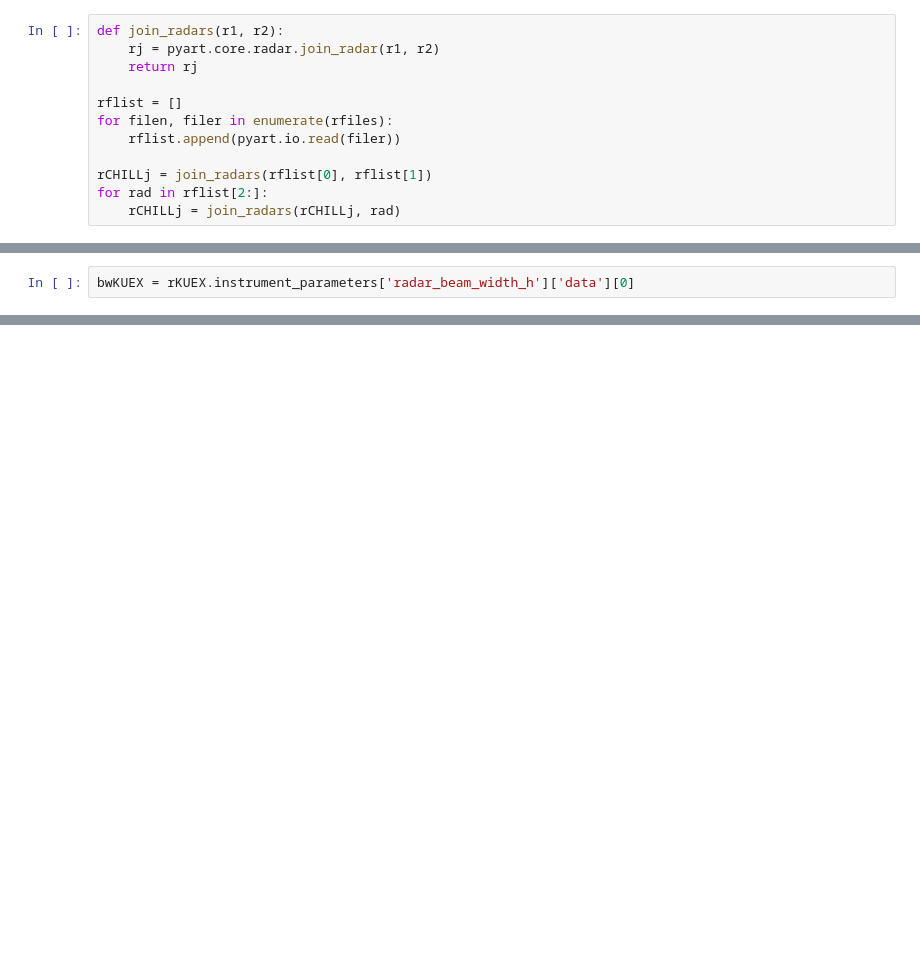
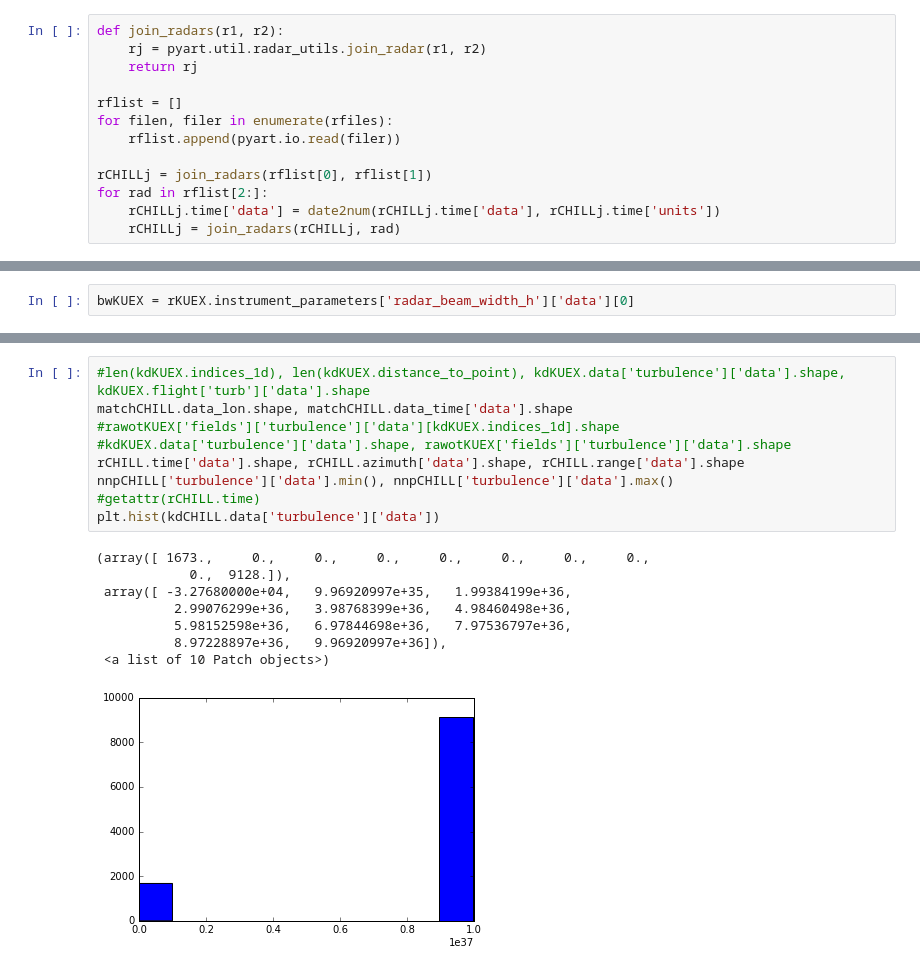
Before and after one commit to nguy/Notebooks, a Jupyter notebook: pytda_along_flight_track.ipynb, the cells around one changed output, grey strips where cells are left out. Drawn from its saved outputs; the diff is of its cells as text; blank space fills up the shorter version.

```diff
--- a/pytda_along_flight_track.ipynb
+++ b/pytda_along_flight_track.ipynb
@@ -22,7 +26,7 @@ rfiles = sorted(glob.glob(os.path.join('/Users/guy/data/t28/tcad1999/', 'CHILL')
 rCHILL = pyart.io.read(fCHILL)
 # %%
 def join_radars(r1, r2):
-    rj = pyart.core.radar.join_radar(r1, r2)
+    rj = pyart.util.radar_utils.join_radar(r1, r2)
     return rj
 
 rflist = []
@@ -31,6 +35,7 @@ for filen, filer in enumerate(rfiles):
 
 rCHILLj = join_radars(rflist[0], rflist[1])
 for rad in rflist[2:]:
+    rCHILLj.time['data'] = date2num(rCHILLj.time['data'], rCHILLj.time['units'])
     rCHILLj = join_radars(rCHILLj, rad)
 # %%
 name_map = {
@@ -267,0 +269,18 @@ match_treeCHILL = matchCHILL.kdtree(use_time=True)
+# %%
+#len(kdKUEX.indices_1d), len(kdKUEX.distance_to_point), kdKUEX.data['turbulence']['data'].shape, kdKUEX.flight['turb']['data'].shape
+matchCHILL.data_lon.shape, matchCHILL.data_time['data'].shape
+#rawotKUEX['fields']['turbulence']['data'][kdKUEX.indices_1d].shape
+#kdKUEX.data['turbulence']['data'].shape, rawotKUEX['fields']['turbulence']['data'].shape
+rCHILL.time['data'].shape, rCHILL.azimuth['data'].shape, rCHILL.range['data'].shape
+nnpCHILL['turbulence']['data'].min(), nnpCHILL['turbulence']['data'].max()
+#getattr(rCHILL.time)
+plt.hist(kdCHILL.data['turbulence']['data'])
+# %% [output]
+(array([ 1673.,     0.,     0.,     0.,     0.,     0.,     0.,     0.,
+            0.,  9128.]),
+ array([ -3.27680000e+04,   9.96920997e+35,   1.99384199e+36,
+          2.99076299e+36,   3.98768399e+36,   4.98460498e+36,
+          5.98152598e+36,   6.97844698e+36,   7.97536797e+36,
+          8.97228897e+36,   9.96920997e+36]),
+ <a list of 10 Patch objects>)
+[figure, added]
```
Also changed, not shown: parts of 37 cells of this notebook.
